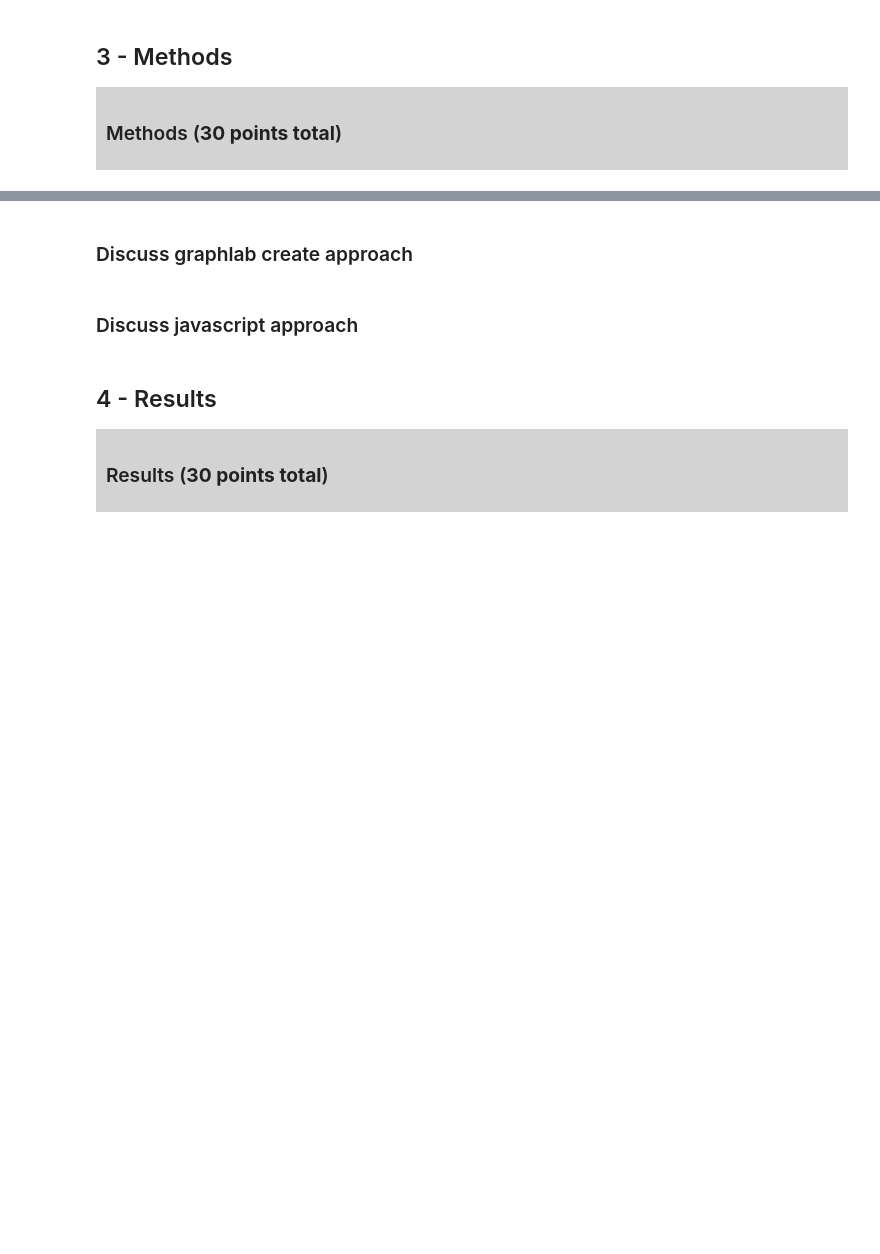
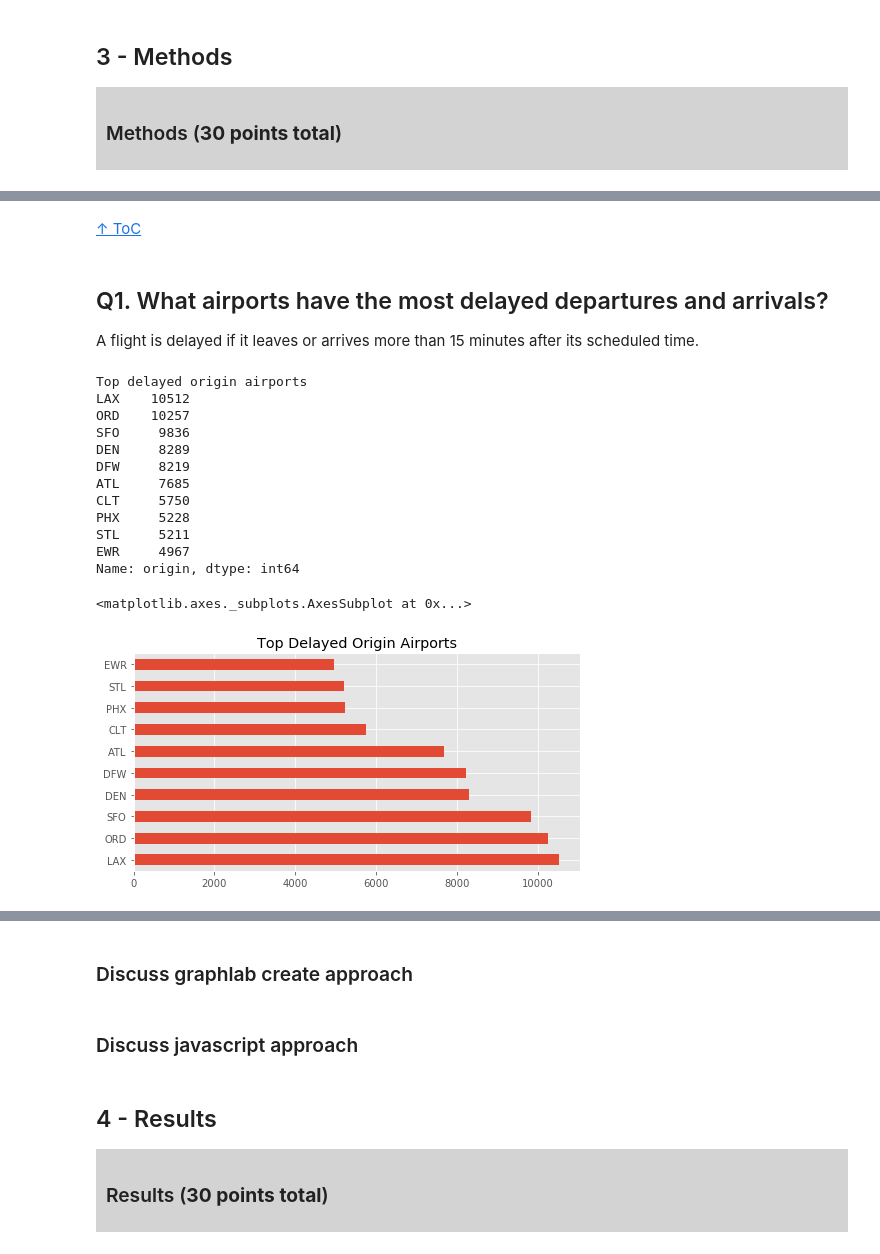
Before and after one commit to elkinst65/QTW_14, a Jupyter notebook: QTW_14_MBaldree_BBrock_TElkins_AKelly.ipynb, the cells around one changed output, grey strips where cells are left out. Cells and saved outputs as stored; diff of their text form; code cells hidden in the pictures; blank space fills up the shorter version.

```diff
--- a/QTW_14_MBaldree_BBrock_TElkins_AKelly.ipynb
+++ b/QTW_14_MBaldree_BBrock_TElkins_AKelly.ipynb
@@ -68,0 +337,31 @@
+# %% [markdown]
+[&uarr; ToC](#toc)
+# %% [markdown]
+<a id=Question1></a>
+## Q1. What airports have the most delayed departures and arrivals?
+
+A flight is delayed if it leaves or arrives more than 15 minutes after its scheduled time.
+# %%
+# Filter departure flights
+
+df_delayed_departure = df_csv[df_csv.depdelay > 15]
+delayed_counts = df_delayed_departure.origin.value_counts().head(10)
+print('Top delayed origin airports')
+print(delayed_counts)
+
+delayed_counts.plot(kind='barh', figsize=(8,4), title='Top Delayed Origin Airports')
+# %% [output]
+Top delayed origin airports
+LAX    10512
+ORD    10257
+SFO     9836
+DEN     8289
+DFW     8219
+ATL     7685
+CLT     5750
+PHX     5228
+STL     5211
+EWR     4967
+Name: origin, dtype: int64
+<matplotlib.axes._subplots.AxesSubplot at 0x...>
+[figure, added]
```
Also changed, not shown: parts of 49 cells of this notebook, 2 other files.
